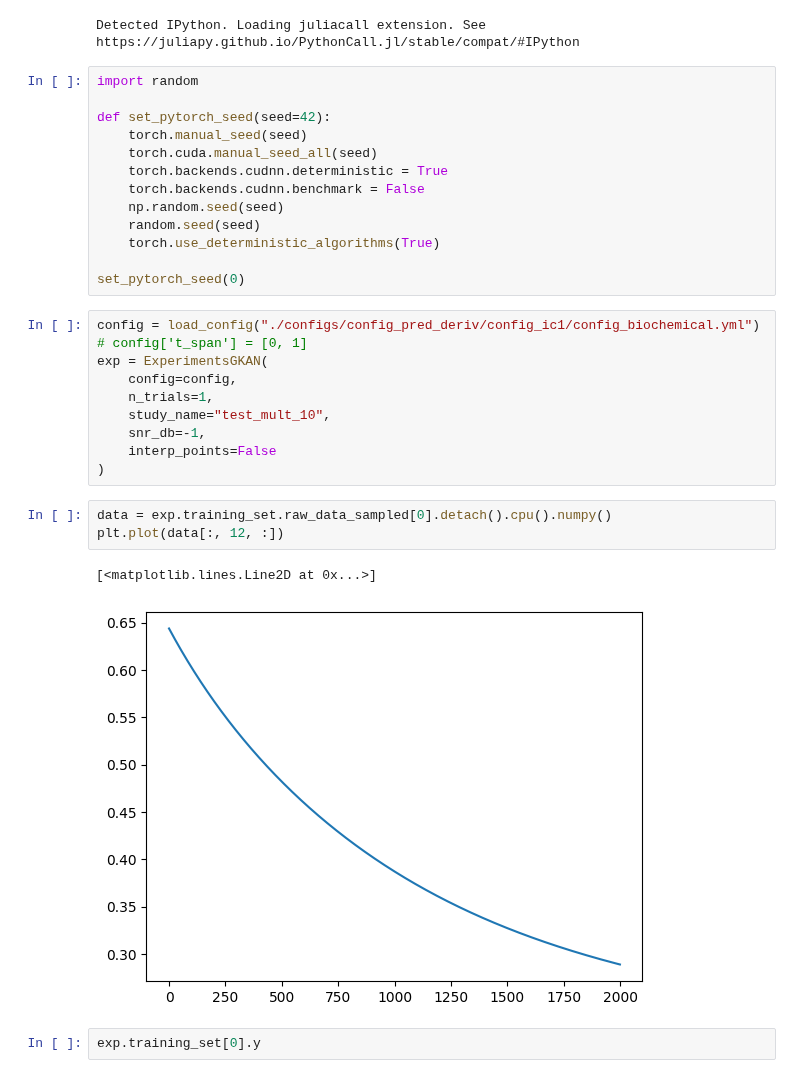
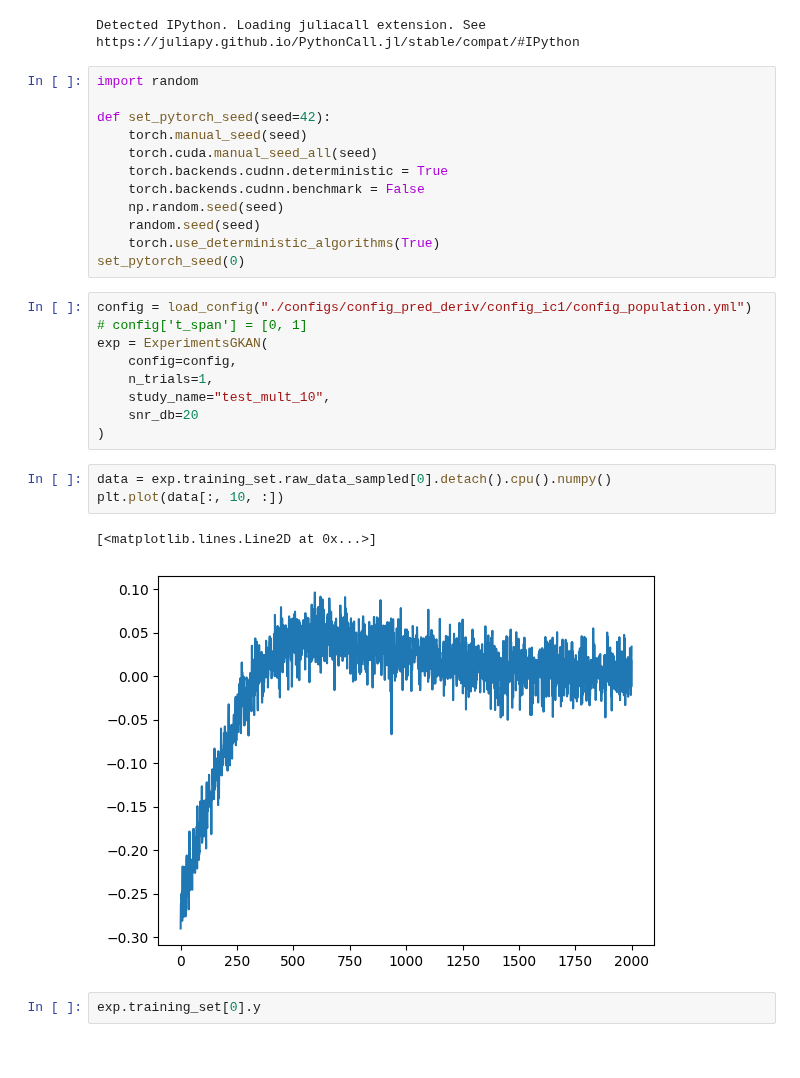
Before and after one commit to riccardocappi/Kan-for-Interpretable-Graph-Dynamics, a Jupyter notebook: post_processing.ipynb, the cells around one changed output. Drawn from its saved outputs; the diff is of its cells as text.

```diff
--- a/post_processing.ipynb
+++ b/post_processing.ipynb
@@ -41,24 +41,22 @@ def set_pytorch_seed(seed=42):
     np.random.seed(seed)
     random.seed(seed)
     torch.use_deterministic_algorithms(True)
-
 set_pytorch_seed(0)
 # %%
-config = load_config("./configs/config_pred_deriv/config_ic1/config_biochemical.yml")
+config = load_config("./configs/config_pred_deriv/config_ic1/config_population.yml")
 # config['t_span'] = [0, 1]
 exp = ExperimentsGKAN(
     config=config,
     n_trials=1,
     study_name="test_mult_10",
-    snr_db=-1,
-    interp_points=False
+    snr_db=20
 )
 # %%
 data = exp.training_set.raw_data_sampled[0].detach().cpu().numpy()
-plt.plot(data[:, 12, :])
+plt.plot(data[:, 10, :])
 # %% [output]
 [<matplotlib.lines.Line2D at 0x...>]
-[figure, old version]
+[figure, new version]
 # %%
 exp.training_set[0].y
 # %% [output]
```
Also changed, not shown: parts of 17 cells of this notebook, 12 other files.
